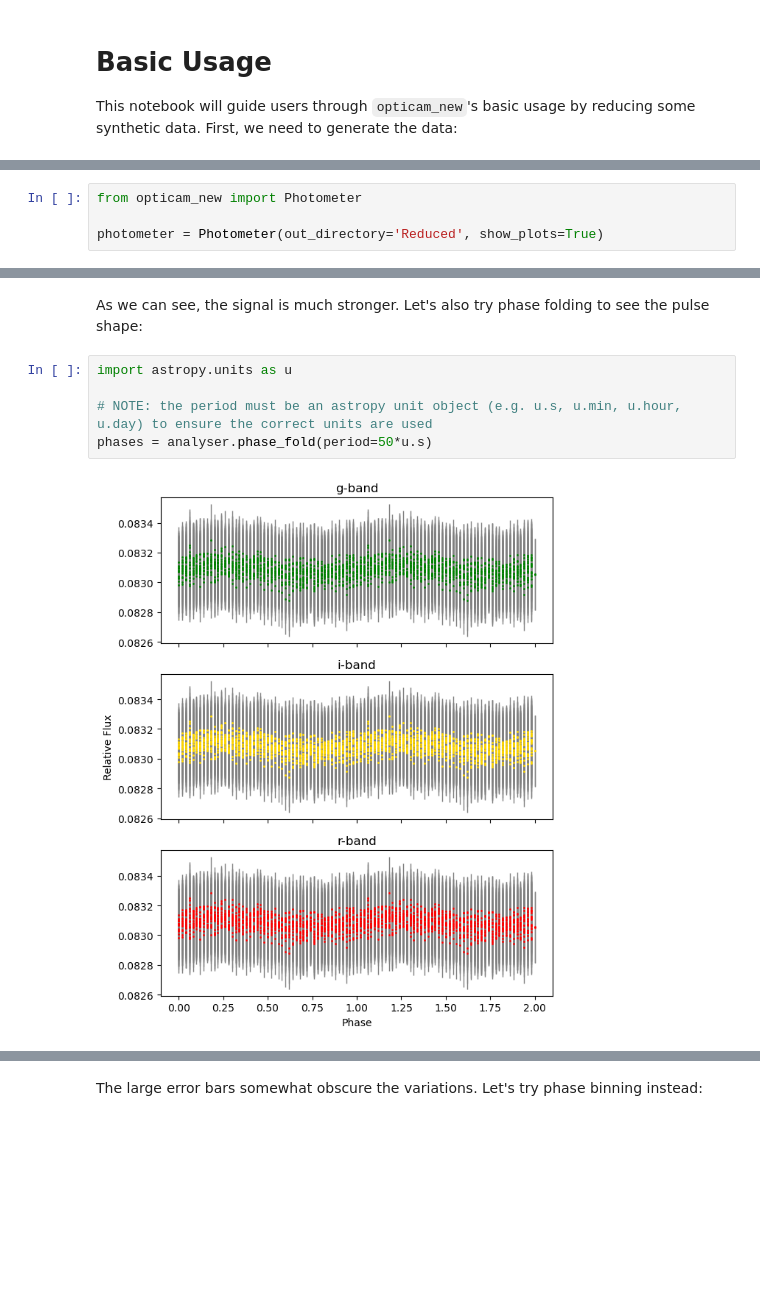
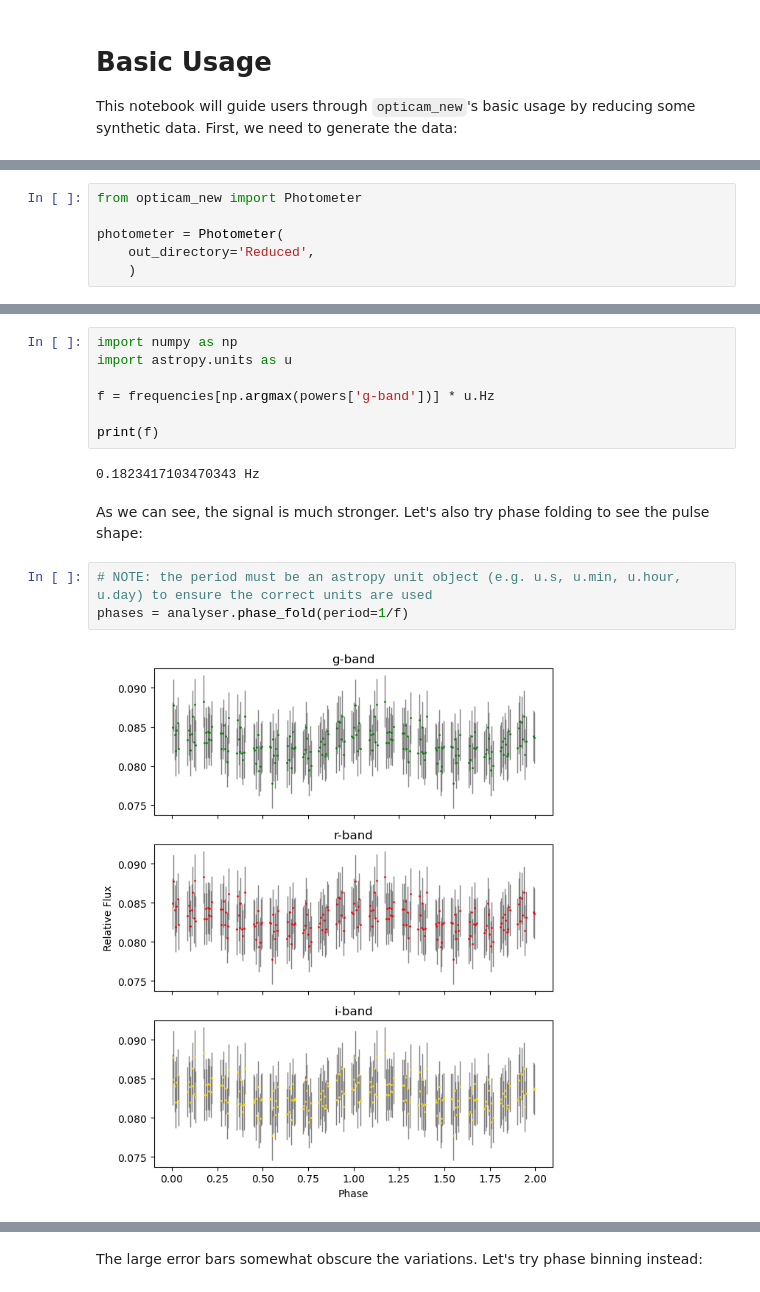
Before and after one commit to zairving/opticam, a Jupyter notebook: Tutorials/basic_usage.ipynb, the cells around one changed output, grey strips where cells are left out. Cells and saved outputs as stored; diff of their text form; blank space fills up the shorter version.

```diff
--- a/Tutorials/basic_usage.ipynb
+++ b/Tutorials/basic_usage.ipynb
@@ -90,5 +69,7 @@ In this example, we will assume that source 2 is our target of interest, and wil
 # %%
 from opticam_new import Photometer
 
-photometer = Photometer(out_directory='Reduced', show_plots=True)
+photometer = Photometer(
+    out_directory='Reduced',
+    )
 # %% [output]
@@ -134,9 +115,16 @@ frequencies, powers = analyser.lomb_scargle(scale='log', show_plot=True)
+# %%
+import numpy as np
+import astropy.units as u
+
+f = frequencies[np.argmax(powers['g-band'])] * u.Hz
+
+print(f)
+# %% [output]
+0.1823417103470343 Hz
 # %% [markdown]
 As we can see, the signal is much stronger. Let's also try phase folding to see the pulse shape:
 # %%
-import astropy.units as u
-
 # NOTE: the period must be an astropy unit object (e.g. u.s, u.min, u.hour, u.day) to ensure the correct units are used
-phases = analyser.phase_fold(period=50*u.s)
+phases = analyser.phase_fold(period=1/f)
 # %% [output]
-[figure, old version]
+[figure, new version]
```
Also changed, not shown: parts of 25 cells of this notebook.
